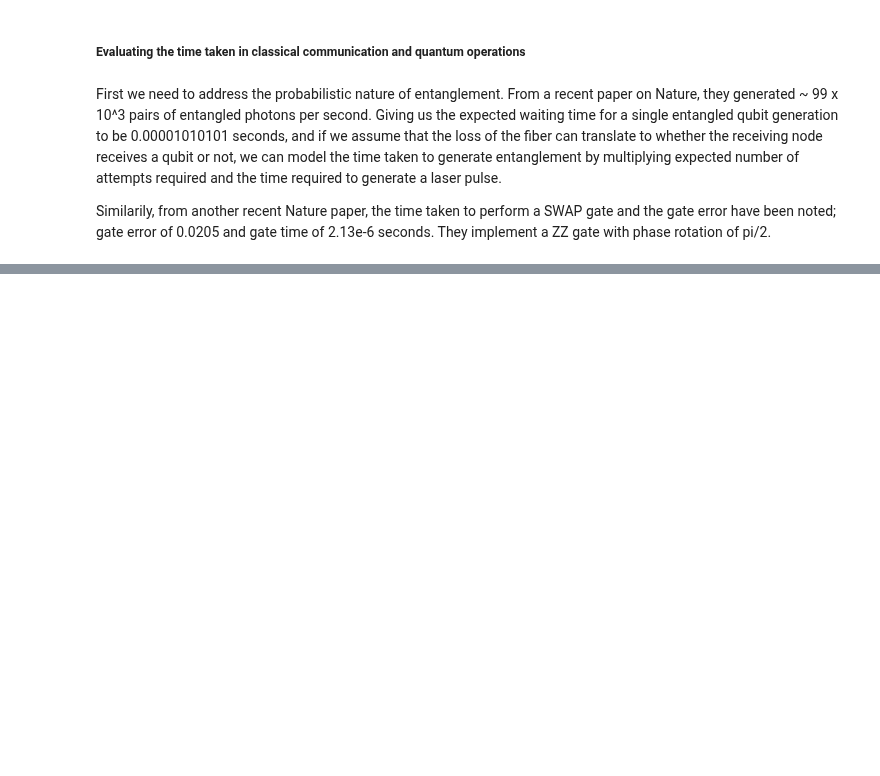
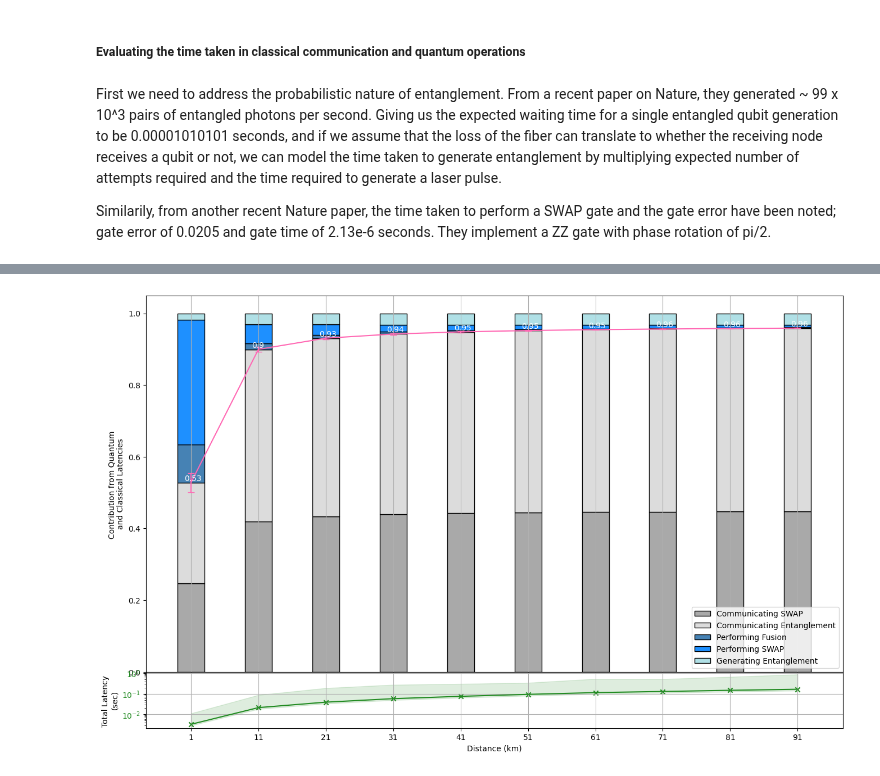
Before and after one commit to AnujGore/Timing-Multiuser-Protocols, a Jupyter notebook: SP.ipynb, the cells around one changed output, grey strips where cells are left out. Drawn from its saved outputs; the diff is of its cells as text; code cells hidden in the pictures; blank space fills up the shorter version.

```diff
--- a/SP.ipynb
+++ b/SP.ipynb
@@ -275,0 +248,49 @@ ax.legend(loc = 'lower right')
+# %%
+res = map(np.array, mean_ratios)
+res = np.array(list(res))
+res = np.flip(res, axis=1)
+
+num_rows = len(res)
+
+fig, ax = plt.subplots(figsize = (16, 10))
+
+ind = distances
+
+res = res.T
+
+colors = ["darkgray", "gainsboro", "steelblue", "dodgerblue", "powderblue"]
+labels = ["Generating Entanglement", "Performing SWAP", "Performing Fusion", "Communicating Entanglement", "Communicating SWAP"]
+labels.reverse()
+
+bottom = np.zeros(num_rows)
+for i in range(res.shape[0]):
+    ax.bar(ind, res[i], bottom=bottom, width = 4, color=colors[i], label=labels[i], edgecolor = 'black')
+    bottom += res[i]
+
+for j, r in enumerate(res.T):
+    ax.text(distances[j]-1, r[0]+r[1]+0.005, f"{np.round(r[0]+r[1], 2)}", color = 'white')
+
+plt.errorbar(distances, res[0, :] + res[1, :], yerr = y_error, capsize = 4, color = 'hotpink')
+
+ax.xaxis.set_tick_params(labelbottom = False)
+
+divider = make_axes_locatable(ax)
+
+ax1 = divider.append_axes("bottom", 1., pad = 0, sharex = ax)
+ax1.xaxis.set_tick_params()
+ax1.grid(True)
+
+ax1.fill_between(distances, t_maxs, t_mins, alpha = 0.15, color = t_color)
+ax1.scatter(distances, t_means, marker = 'x', color = t_color)
+ax1.plot(distances, t_means, color = t_color)
+ax1.tick_params(axis='y', labelcolor=t_color, which = 'both')
+ax1.set_yscale('log')
+
+ax1.set_xlabel('Distance (km)')
+ax.set_ylabel('Contribution from Quantum \nand Classical Latencies', multialignment = 'center')
+ax1.set_ylabel('Total Latency \n(sec)')
+ax.legend(loc = 'lower right')
+ax.set_xticks(np.arange(0, max(distances), 10)+1, distances)
+ax.xaxis.grid(True)
+# %% [output]
+[figure, added]
```
Also changed, not shown: parts of 18 cells of this notebook, 2 other files.
